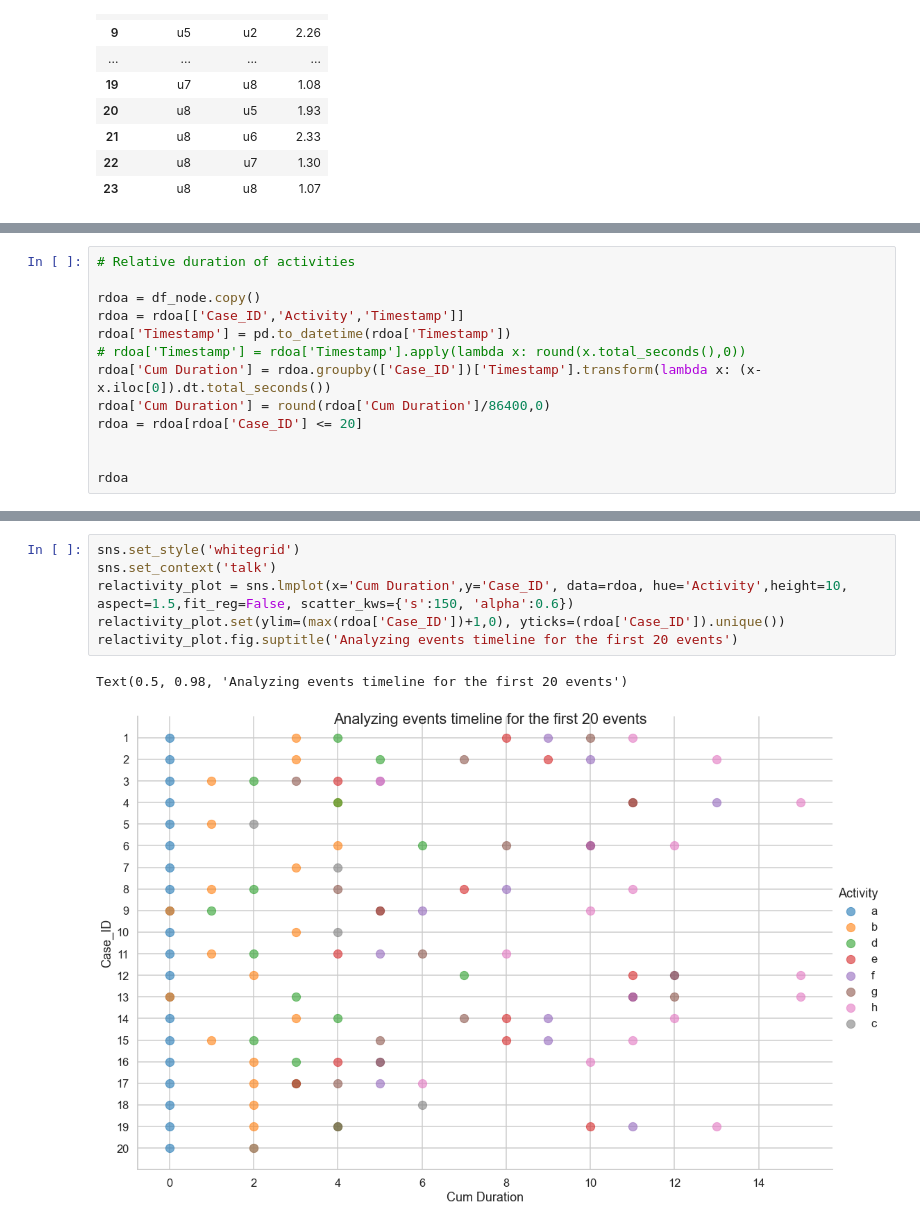
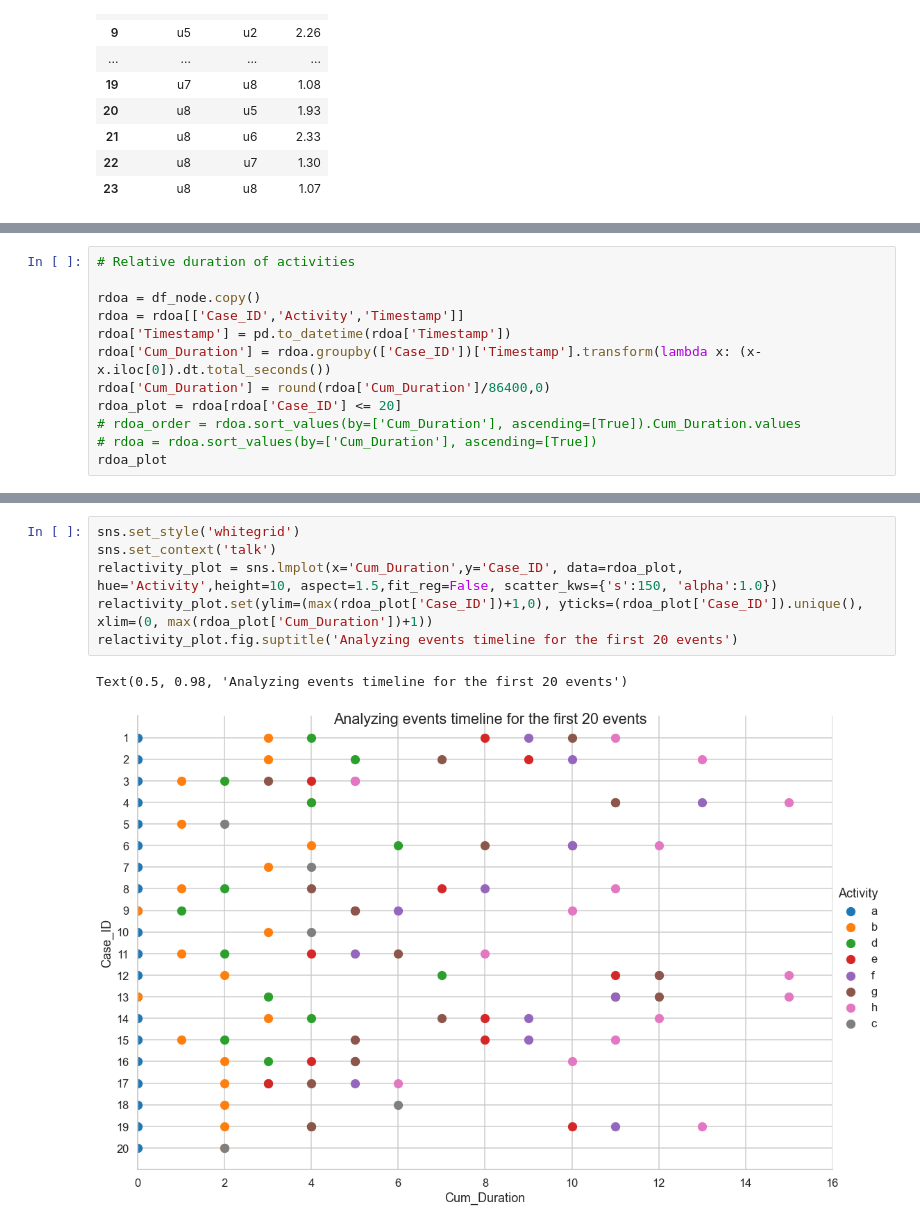
Before and after one commit to nkwachiabel/Process-Mining-A-Primer, a Jupyter notebook: Process Mining 3.ipynb, the cells around one changed output, grey strips where cells are left out. Saved outputs shown, nothing was run; the diff lists cells and outputs as text.

```diff
--- a/Process Mining 3.ipynb
+++ b/Process Mining 3.ipynb
@@ -481,11 +482,10 @@ H3
 rdoa = df_node.copy()
 rdoa = rdoa[['Case_ID','Activity','Timestamp']]
 rdoa['Timestamp'] = pd.to_datetime(rdoa['Timestamp'])
-# rdoa['Timestamp'] = rdoa['Timestamp'].apply(lambda x: round(x.total_seconds(),0))
-rdoa['Cum Duration'] = rdoa.groupby(['Case_ID'])['Timestamp'].transform(lambda x: (x-x.iloc[0]).dt.total_seconds())
-rdoa['Cum Duration'] = round(rdoa['Cum Duration']/86400,0)
-rdoa = rdoa[rdoa['Case_ID'] <= 20]
-
-
-rdoa
+rdoa['Cum_Duration'] = rdoa.groupby(['Case_ID'])['Timestamp'].transform(lambda x: (x-x.iloc[0]).dt.total_seconds())
+rdoa['Cum_Duration'] = round(rdoa['Cum_Duration']/86400,0)
+rdoa_plot = rdoa[rdoa['Case_ID'] <= 20]
+# rdoa_order = rdoa.sort_values(by=['Cum_Duration'], ascending=[True]).Cum_Duration.values
+# rdoa = rdoa.sort_values(by=['Cum_Duration'], ascending=[True])
+rdoa_plot
 # %% [output]
@@ -505,9 +505,9 @@ rdoa
 # %%
 sns.set_style('whitegrid')
 sns.set_context('talk')
-relactivity_plot = sns.lmplot(x='Cum Duration',y='Case_ID', data=rdoa, hue='Activity',height=10, aspect=1.5,fit_reg=False, scatter_kws={'s':150, 'alpha':0.6})
-relactivity_plot.set(ylim=(max(rdoa['Case_ID'])+1,0), yticks=(rdoa['Case_ID']).unique())
+relactivity_plot = sns.lmplot(x='Cum_Duration',y='Case_ID', data=rdoa_plot, hue='Activity',height=10, aspect=1.5,fit_reg=False, scatter_kws={'s':150, 'alpha':1.0})
+relactivity_plot.set(ylim=(max(rdoa_plot['Case_ID'])+1,0), yticks=(rdoa_plot['Case_ID']).unique(), xlim=(0, max(rdoa_plot['Cum_Duration'])+1))
 relactivity_plot.fig.suptitle('Analyzing events timeline for the first 20 events')
 # %% [output]
 Text(0.5, 0.98, 'Analyzing events timeline for the first 20 events')
-[figure, old version]
+[figure, new version]
```
Also changed, not shown: parts of 3 cells of this notebook.
